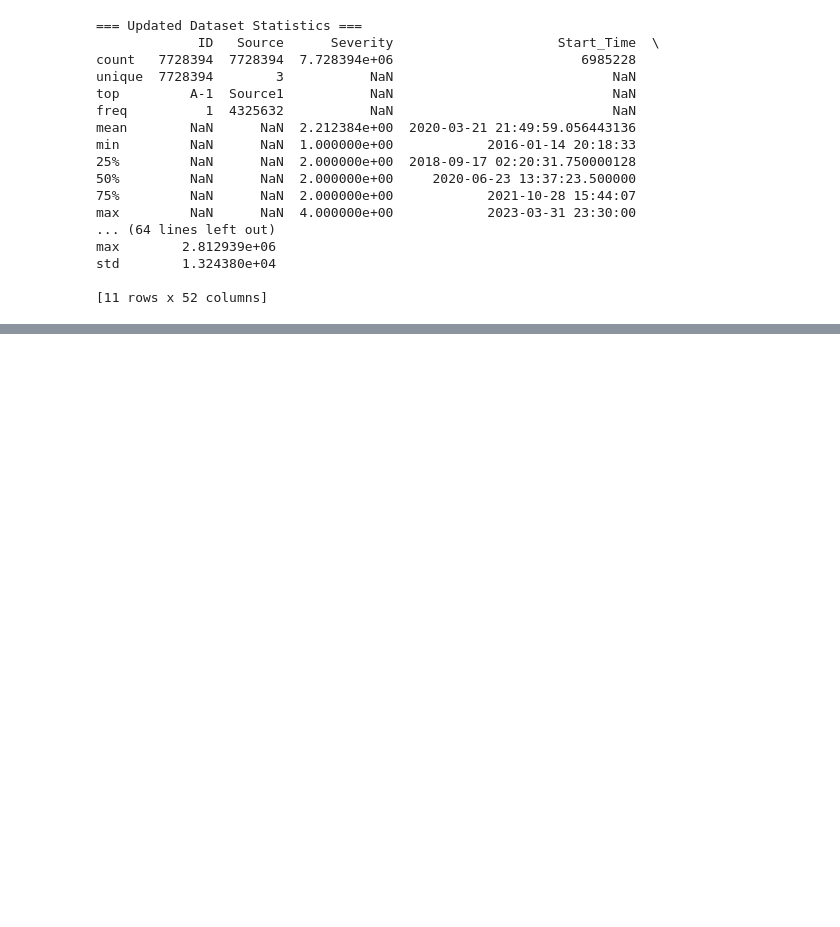
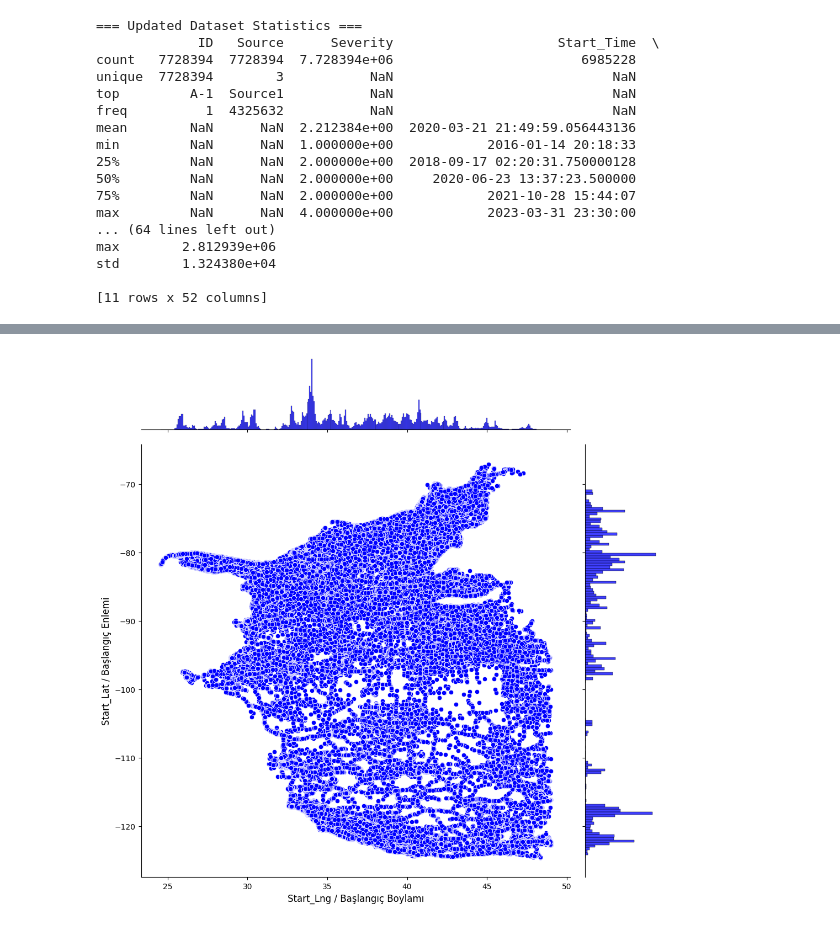
Before and after one commit to burakbasher/team12-Accident-Probability, a Jupyter notebook: DataMining.ipynb, the cells around one changed output, grey strips where cells are left out. Drawn from its saved outputs; the diff is of its cells as text; code cells hidden in the pictures; blank space fills up the shorter version.

```diff
--- a/DataMining.ipynb
+++ b/DataMining.ipynb
@@ -429,0 +471,23 @@ std        1.324380e+04
+# %%
+
+
+# English: Visualize the geographical distribution of starting points
+# Türkçe: Başlangıç noktalarının coğrafi dağılımını görselleştirme
+sns.jointplot(
+    x=df['Start_Lat'].values,  # Latitude values / Enlem değerleri
+    y=df['Start_Lng'].values,  # Longitude values / Boylam değerleri
+    height=10,                 # Graph size / Grafik boyutu
+    kind="scatter",            # Plot type / Grafik türü
+    color="blue"               # Plot color / Grafik rengi
+)
+
+# Adding labels to the axes
+# Eksene etiketler ekleme
+plt.ylabel('Start_Lat / Başlangıç Enlemi', fontsize=12)
+plt.xlabel('Start_Lng / Başlangıç Boylamı', fontsize=12)
+
+# Display the plot
+# Grafiği göster
+plt.show()
+# %% [output]
+[figure, added]
```
Also changed, not shown: parts of 10 cells of this notebook.
